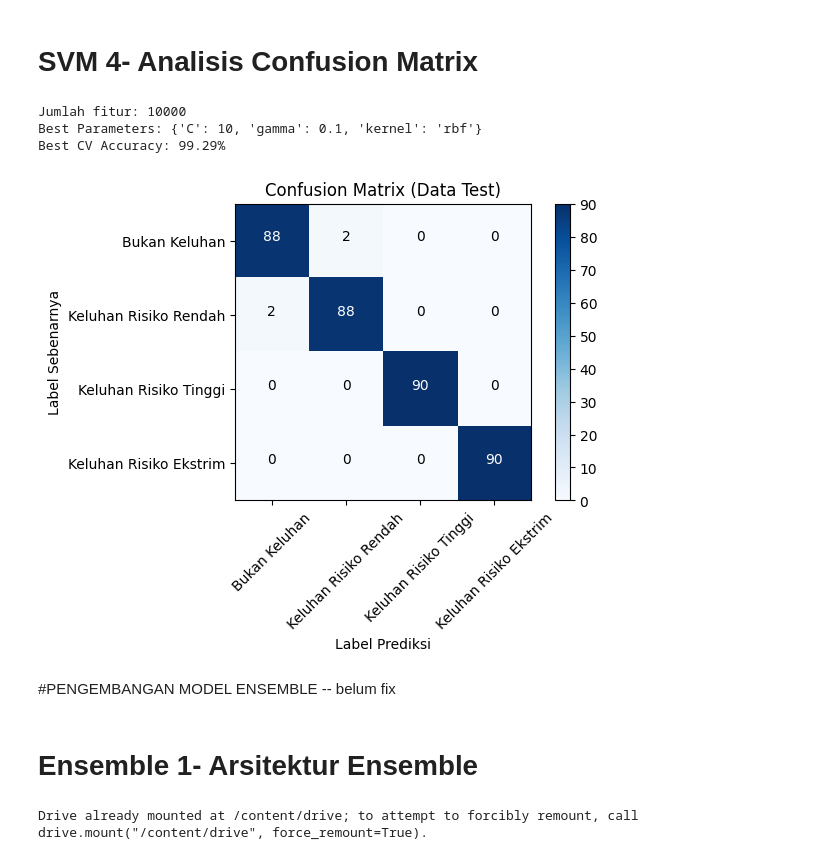
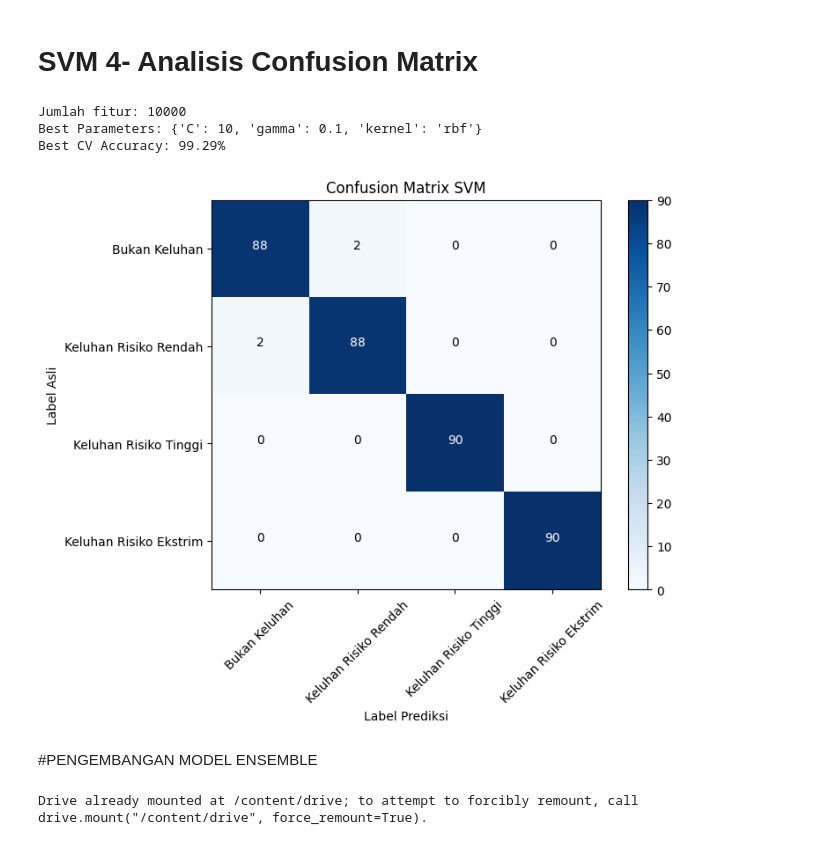
Before and after one commit to dian-wijayanti/DOKUMEN-TESIS, a Jupyter notebook: Dokumentasi.ipynb, the cells around one changed output. Saved outputs shown, nothing was run; the diff lists cells and outputs as text; code cells hidden in the pictures.

```diff
--- a/Dokumentasi.ipynb
+++ b/Dokumentasi.ipynb
@@ -3159,59 +3123,70 @@ def plot_confusion_matrix(cm, classes, normalize=False, title='Confusion Matrix'
     else:
         fmt = 'd'
 
-    plt.figure()
-    plt.imshow(cm, interpolation='nearest', cmap=plt.cm.Blues)
-    plt.title(title)
-    plt.colorbar()
+    # Membuat figure dan axis
+    fig, ax = plt.subplots(figsize=(8, 6))
+
+    # Menampilkan confusion matrix
+    cax = ax.imshow(cm, interpolation='nearest', cmap=plt.cm.Blues)
+    ax.set_title(title)
+    fig.colorbar(cax, ax=ax)
+
+    # Menentukan label sumbu dengan rotasi untuk xticks
     tick_marks = np.arange(len(classes))
-    plt.xticks(tick_marks, classes, rotation=45)
-    plt.yticks(tick_marks, classes)
+    ax.set_xticks(tick_marks)
+    ax.set_xticklabels(classes, rotation=45)
+    ax.set_yticks(tick_marks)
+    ax.set_yticklabels(classes)
 
+    # Menambahkan nilai ke setiap cell
     thresh = cm.max() / 2.
     for i, j in itertools.product(range(cm.shape[0]), range(cm.shape[1])):
-        plt.text(j, i, format(cm[i, j], fmt),
-                 horizontalalignment="center",
-                 color="white" if cm[i, j] > thresh else "black")
-    plt.tight_layout()
-    plt.ylabel('Label Sebenarnya')
-    plt.xlabel('Label Prediksi')
+        ax.text(j, i, format(cm[i, j], fmt),
+                horizontalalignment="center",
+                color="white" if cm[i, j] > thresh else "black")
 
-    # Simpan plot dalam format PNG
-    plt.savefig("confusion_matrix.png", format="png")
+    # Menetapkan label sumbu
+    ax.set_ylabel('Label Asli')
+    ax.set_xlabel('Label Prediksi')
+
+    # Mengatur layout agar tidak terpotong dan memberikan ruang tambahan di bagian bawah
+    fig.tight_layout()
+    fig.subplots_adjust(bottom=0.2)
+
+    # Menyimpan gambar dengan opsi bbox_inches="tight" untuk memastikan seluruh layout tersimpan
+    plt.savefig("confusion_matrix.png", format="png", bbox_inches="tight")
     plt.show()
     plt.close()
 
 if __name__ == "__main__":
     dataset_path = "/content/drive/MyDrive/DATA/oversampled_labeled_dataset_2024.csv"
 
     # Memuat data dan mapping label
     df, mapping = load_data(dataset_path)
 
     # Membagi data menjadi training, validasi, dan test
     df_train, df_val, df_test = split_data(df, test_size=0.15, val_size=0.15)
 
     # Vektorisasi teks untuk training, validasi, dan test
     X_train, X_val, X_test, tfidf = vectorize_text(df_train['text'], df_val['text'], df_test['text'])
 
     # Training model SVM menggunakan data training
     best_svm = train_svm(X_train, df_train['risk_category'])
 
     # Prediksi pada data test
     y_test_pred = best_svm.predict(X_test)
     cm = confusion_matrix(df_test['risk_category'], y_test_pred)
     class_names = [k for k, v in sorted(mapping.items(), key=lambda x: x[1])]
 
     # Menampilkan Confusion Matrix (tanpa normalisasi) dan menyimpannya sebagai PNG
-    plot_confusion_matrix(cm, classes=class_names, normalize=False, title='Confusion Matrix (Data Test)')
+    plot_confusion_matrix(cm, classes=class_names, normalize=False, title='Confusion Matrix SVM')
 # %% [output]
 Jumlah fitur: 10000
 Best Parameters: {'C': 10, 'gamma': 0.1, 'kernel': 'rbf'}
 Best CV Accuracy: 99.29%
-[figure, old version]
+[figure, new version]
 # %% [markdown]
-#PENGEMBANGAN MODEL ENSEMBLE -- belum fix
+#PENGEMBANGAN MODEL ENSEMBLE
-# %% [markdown]
-# Ensemble 1- Arsitektur Ensemble
 # %%
 from google.colab import drive
 drive.mount('/content/drive')
```
Also changed, not shown: parts of 21 cells of this notebook.
